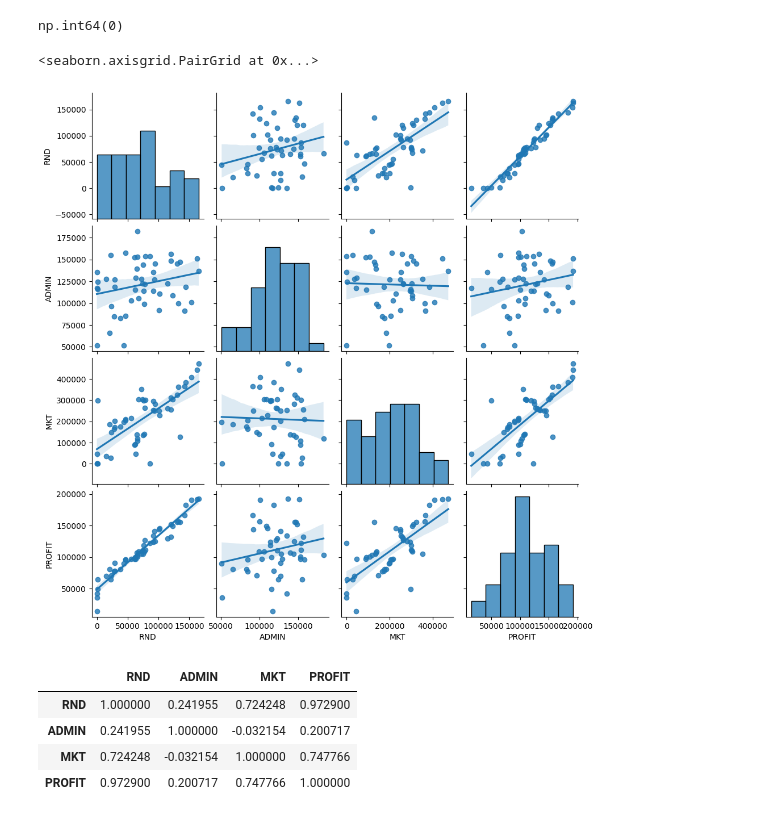
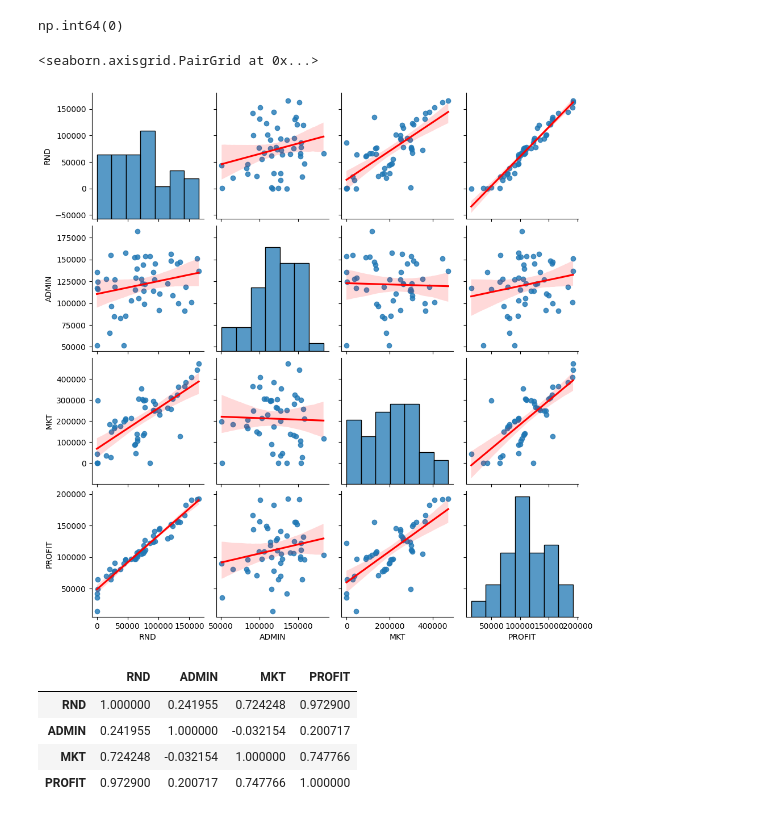
Before and after one commit to aayush5252/Ml_code, a Jupyter notebook: S01_Simple_Linear_Regression/SLR.ipynb, the cells around one changed output. Cells and saved outputs as stored; diff of their text form; code cells hidden in the pictures.

```diff
--- a/S01_Simple_Linear_Regression/SLR.ipynb
+++ b/S01_Simple_Linear_Regression/SLR.ipynb
@@ -56,11 +56,11 @@ np.int64(0)
 # %%
 # Visualize Data - Optional
 
 import seaborn as sns
-sns.pairplot(df , kind='reg')
+sns.pairplot(df , kind='reg' , plot_kws={"line_kws": {"color": "red"}})
 # %% [output]
 <seaborn.axisgrid.PairGrid at 0x...>
-[figure, old version]
+[figure, new version]
 # %%
 corr = df.corr(numeric_only=True)
 corr
```
Also changed, not shown: parts of 2 cells of this notebook.
